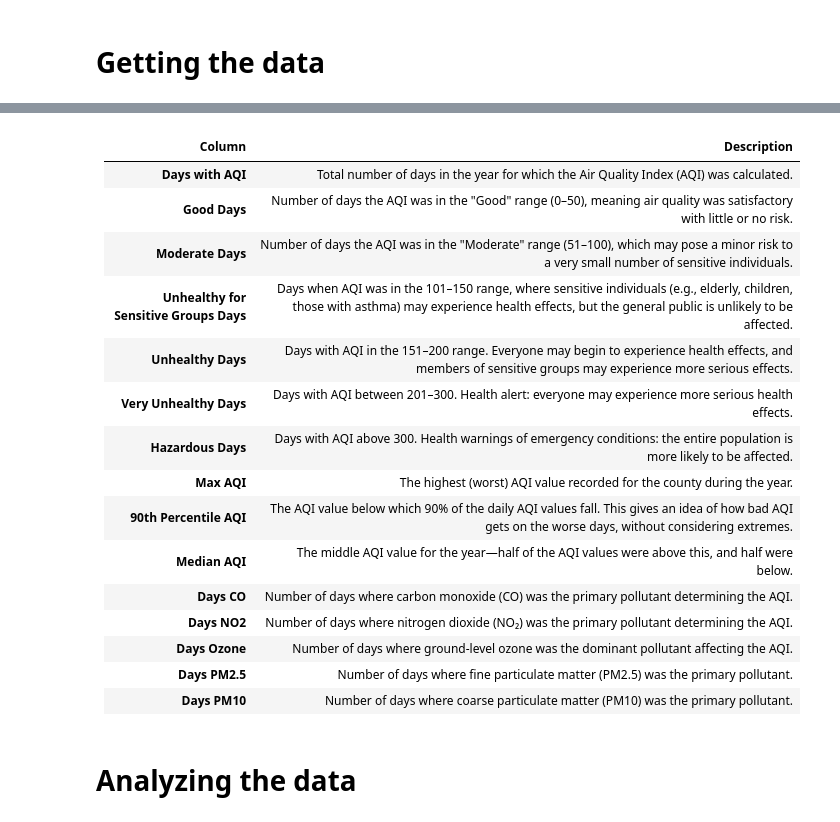
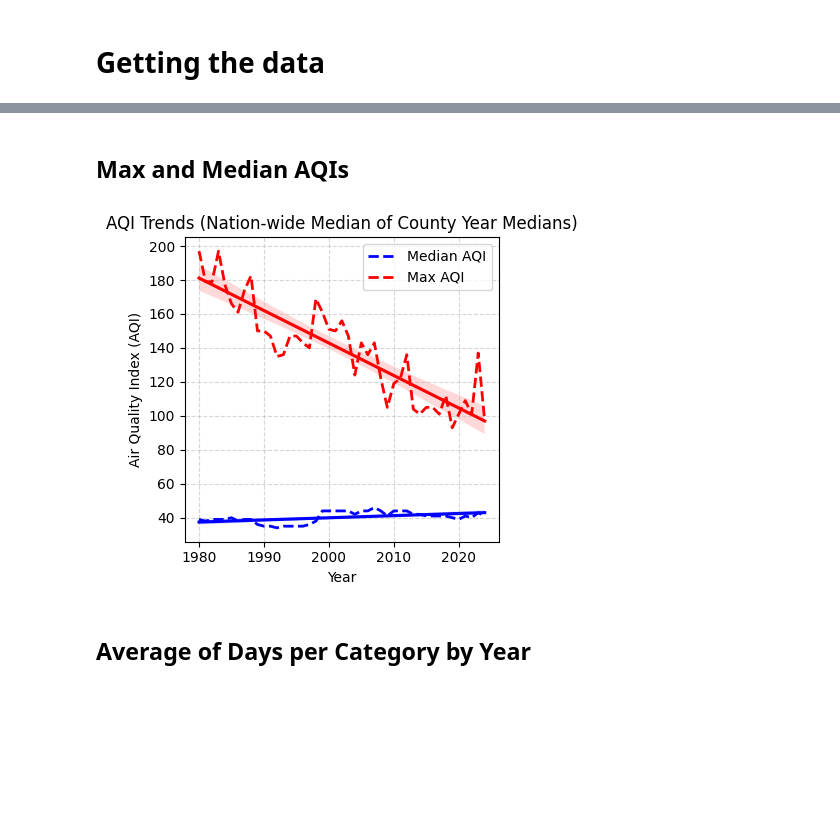
Before and after one commit to ivanrff/AQI-by-EPA, a Jupyter notebook: US_EPA_AQI.ipynb, the cells around one changed output, grey strips where cells are left out. Cells and saved outputs as stored; diff of their text form; code cells hidden in the pictures; blank space fills up the shorter version.

```diff
--- a/US_EPA_AQI.ipynb
+++ b/US_EPA_AQI.ipynb
@@ -191,23 +212,37 @@ Passing `palette` without assigning `hue` is deprecated and will be removed in v
+# %% [markdown]
+## Max and Median AQIs
+# %%
+## Trendlines of Max AQI and Median AQI over the entire timespace
+
+USAQI_median_byyears = aqi_df.groupby('Year')[['Median AQI', 'Max AQI']].median(numeric_only=True).reset_index()
+
+# Reshape the data, this isn't necessary but it is good practice because of the way seaborn handles lineplots. Basically this merges the columns ['Median AQI', 'Max AQI'] into one column ['Type'] where the value is either 'Median AQI' or 'Max AQI'
+USAQI_byyears_melted = USAQI_median_byyears.melt(id_vars='Year', value_vars=['Median AQI', 'Max AQI'], var_name='Type', value_name='AQI')
+
+plt.figure(figsize=(4, 4))
+
+# Median AQI
+subset_median_medianAQI = USAQI_byyears_melted[USAQI_byyears_melted['Type'] == 'Median AQI']
+sns.regplot(data=subset_median_medianAQI, x='Year', y='AQI', scatter=False, color='blue', line_kws={'label': 'Trend (Median AQI)'})
+plt.plot(subset_median_medianAQI['Year'], subset_median_medianAQI['AQI'], color='blue', label='Median AQI', linewidth=2, linestyle='--')
+
+# Max AQI
+subset_median_maxAQI = USAQI_byyears_melted[USAQI_byyears_melted['Type'] == 'Max AQI']
+sns.regplot(data=subset_median_maxAQI, x='Year', y='AQI', scatter=False, color='red', line_kws={'label': 'Trend (Max AQI)'})
+plt.plot(subset_median_maxAQI['Year'], subset_median_maxAQI['AQI'], color='red', label='Max AQI', linewidth=2, linestyle='--')
+
+# Title and labels
+plt.title('AQI Trends (Nation-wide Median of County Year Medians)')
+plt.xlabel('Year')
+plt.ylabel('Air Quality Index (AQI)')
+plt.legend()
+plt.grid(True, linestyle='--', alpha=0.5)
+plt.tight_layout()
+plt.show()
+# %% [output]
+[figure, added]
+# %% [markdown]
+## Average of Days per Category by Year
 # %%
 ## - getting a row with hazardous days and a smaller value of days with AQI to serve as example in the README.md
 # aqi_df[((aqi_df['Hazardous Days'] + 100) >= aqi_df['Days with AQI']) & (aqi_df['Hazardous Days'] >= 1)]
-# %% [markdown]
-| **Column**                              | **Description**                                                                                                                                                                                    |
-| --------------------------------------- | -------------------------------------------------------------------------------------------------------------------------------------------------------------------------------------------------- |
-| **Days with AQI**                       | Total number of days in the year for which the Air Quality Index (AQI) was calculated.                                                                                                             |
-| **Good Days**                           | Number of days the AQI was in the "Good" range (0–50), meaning air quality was satisfactory with little or no risk.                                                                                |
-| **Moderate Days**                       | Number of days the AQI was in the "Moderate" range (51–100), which may pose a minor risk to a very small number of sensitive individuals.                                                          |
-| **Unhealthy for Sensitive Groups Days** | Days when AQI was in the 101–150 range, where sensitive individuals (e.g., elderly, children, those with asthma) may experience health effects, but the general public is unlikely to be affected. |
-| **Unhealthy Days**                      | Days with AQI in the 151–200 range. Everyone may begin to experience health effects, and members of sensitive groups may experience more serious effects.                                          |
-| **Very Unhealthy Days**                 | Days with AQI between 201–300. Health alert: everyone may experience more serious health effects.                                                                                                  |
-| **Hazardous Days**                      | Days with AQI above 300. Health warnings of emergency conditions: the entire population is more likely to be affected.                                                                             |
-| **Max AQI**                             | The highest (worst) AQI value recorded for the county during the year.                                                                                                                             |
-| **90th Percentile AQI**                 | The AQI value below which 90% of the daily AQI values fall. This gives an idea of how bad AQI gets on the worse days, without considering extremes.                                                |
-| **Median AQI**                          | The middle AQI value for the year—half of the AQI values were above this, and half were below.                                                                                                     |
-| **Days CO**                             | Number of days where carbon monoxide (CO) was the primary pollutant determining the AQI.                                                                                                           |
-| **Days NO2**                            | Number of days where nitrogen dioxide (NO₂) was the primary pollutant determining the AQI.                                                                                                         |
-| **Days Ozone**                          | Number of days where ground-level ozone was the dominant pollutant affecting the AQI.                                                                                                              |
-| **Days PM2.5**                          | Number of days where fine particulate matter (PM2.5) was the primary pollutant.                                                                                                                    |
-| **Days PM10**                           | Number of days where coarse particulate matter (PM10) was the primary pollutant.                                                                                                                   |
-# %% [markdown]
-# Analyzing the data
```
Also changed, not shown: parts of 32 cells of this notebook.
